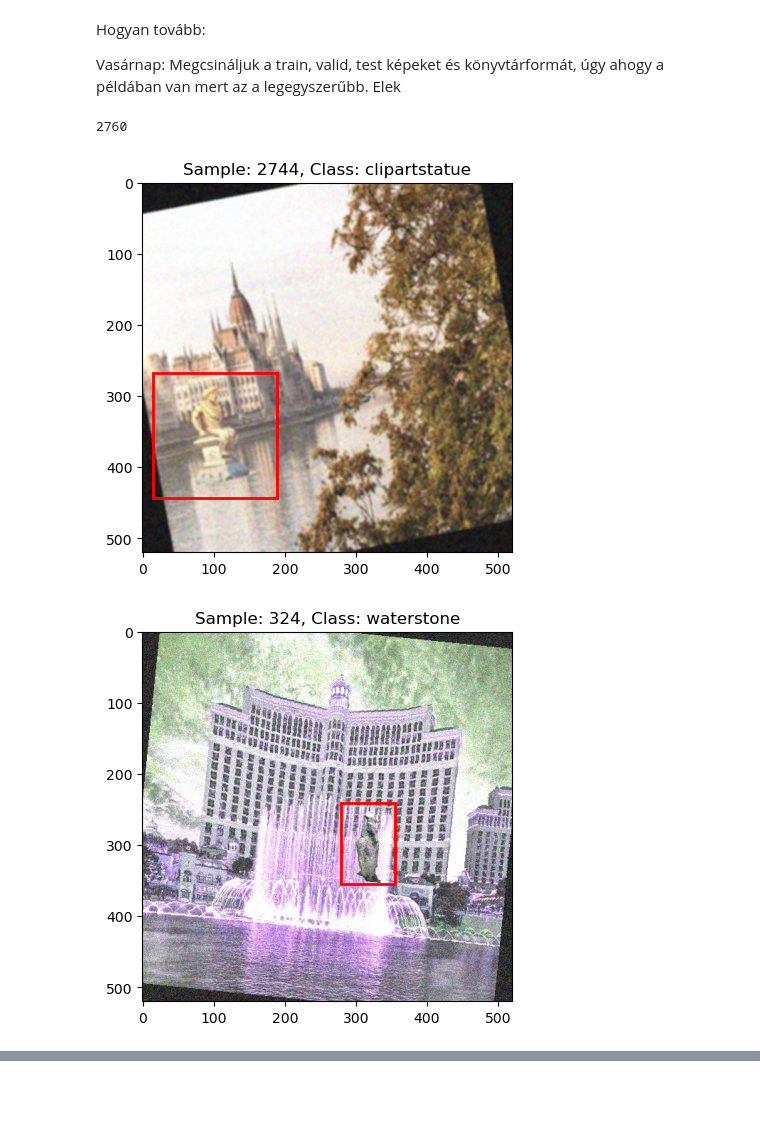
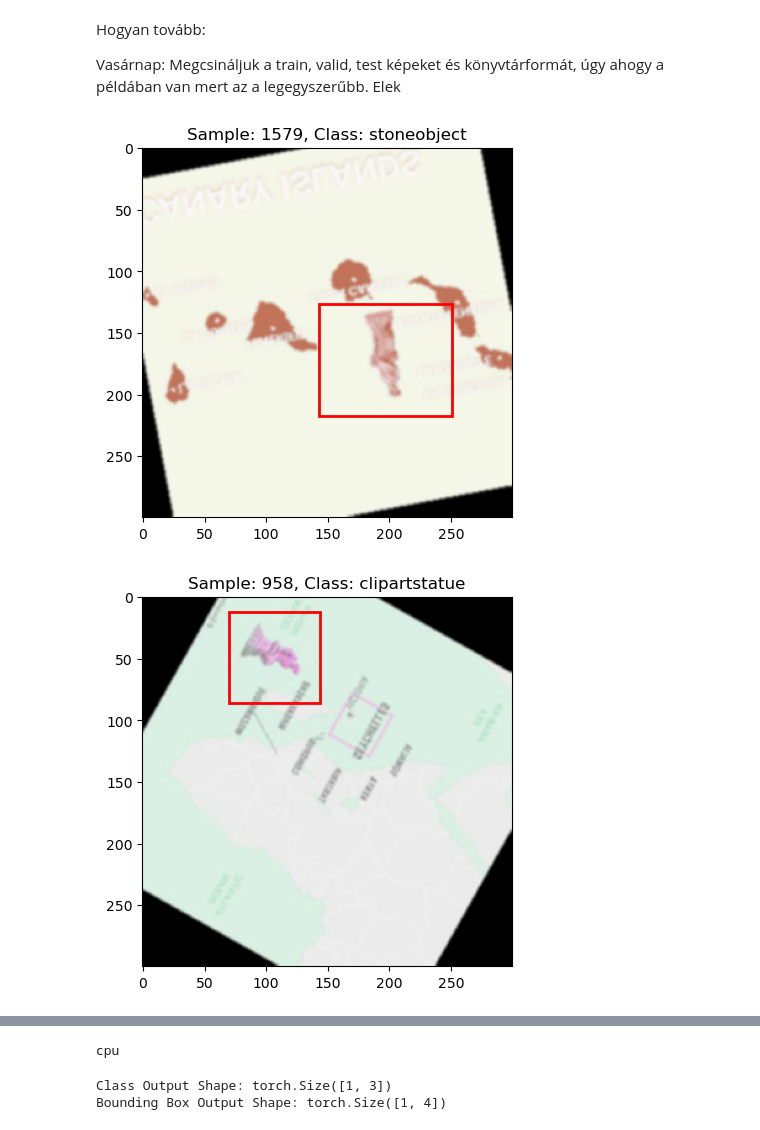
Before and after one commit to miguff/ELTE, a Jupyter notebook: DeepNetworkDevelompent/Assignment1/ImageDataGen.ipynb, the cells around one changed output, grey strips where cells are left out. Saved outputs shown, nothing was run; the diff lists cells and outputs as text; code cells hidden in the pictures; blank space fills up the shorter version.

```diff
--- a/DeepNetworkDevelompent/Assignment1/ImageDataGen.ipynb
+++ b/DeepNetworkDevelompent/Assignment1/ImageDataGen.ipynb
@@ -402,25 +390,18 @@ class ImageDataset(Dataset):
                 image = self.transform(image)
 
             # Return image and label as a dictionary
-            sample = {
+            return {
             'image': image,
             'label': torch.tensor(class_id, dtype=torch.long),
             'bbox': torch.tensor(bbox, dtype=torch.float32)  # normalized bbox
         }
-
-            return sample
 # %%
 train_dataset = ImageDataset(root_dir='root\\dataset\\train')
-train_loader = DataLoader(train_dataset, batch_size=16, shuffle=True, num_workers=4, pin_memory=True)
+train_loader = DataLoader(train_dataset, batch_size=16, shuffle=True, num_workers=1, pin_memory=True)
 
 
 val_dataset = ImageDataset(root_dir='root\\dataset\\val')
-val_loader = DataLoader(val_dataset, batch_size=16, shuffle=False, num_workers=4, pin_memory=True)
-
-test_dataset = ImageDataset(root_dir='root\\dataset\\test')
-test_loader = DataLoader(test_dataset, batch_size=16, shuffle=False, num_workers=4, pin_memory=True)
+val_loader = DataLoader(val_dataset, batch_size=16, shuffle=False, num_workers=1, pin_memory=True)
-# %% [output]
-2760
 # %%
 def visualize_dataset(dataset, numberofimages):
     ObjectDirectory = 'Object'
@@ -431,9 +412,9 @@ def visualize_dataset(dataset, numberofimages):
     random.shuffle(ImageNames)
 
     ObjectID = {
-        1: ObjectNames[0][:-4],
-        2: ObjectNames[1][:-4],
-        3: ObjectNames[2][:-4]
+        0: ObjectNames[0][:-4],
+        1: ObjectNames[1][:-4],
+        2: ObjectNames[2][:-4]
     }
 
 
@@ -459,7 +440,7 @@ def visualize_dataset(dataset, numberofimages):
         plt.title(f"Sample: {imagenumber}, Class: {classname}")
         plt.show()
 # %%
-visualize_dataset(train_dataset, 2)
+visualize_dataset(train_dataset, 5)
 # %% [output]
-[figure, old version]
+[figure, new version]
-[figure, old version]
+[figure, new version]
@@ -465,0 +450,5 @@ visualize_dataset(train_dataset, 2)
+# %%
+device = torch.device('cuda' if torch.cuda.is_available() else 'cpu')
+print(device)
+# %% [output]
+cpu
@@ -465,0 +508,12 @@ visualize_dataset(train_dataset, 2)
+# %%
+dummy_image = torch.randn(1, 3, 640, 640).to(device)
+num_classes = 3
+
+model = CustomModel(num_classes).to(device)
+cls_output, bbox_output = model(dummy_image)
+
+print("Class Output Shape:", cls_output.shape)
+print("Bounding Box Output Shape:", bbox_output.shape)
+# %% [output]
+Class Output Shape: torch.Size([1, 3])
+Bounding Box Output Shape: torch.Size([1, 4])
```
Also changed, not shown: parts of 10 cells of this notebook.
